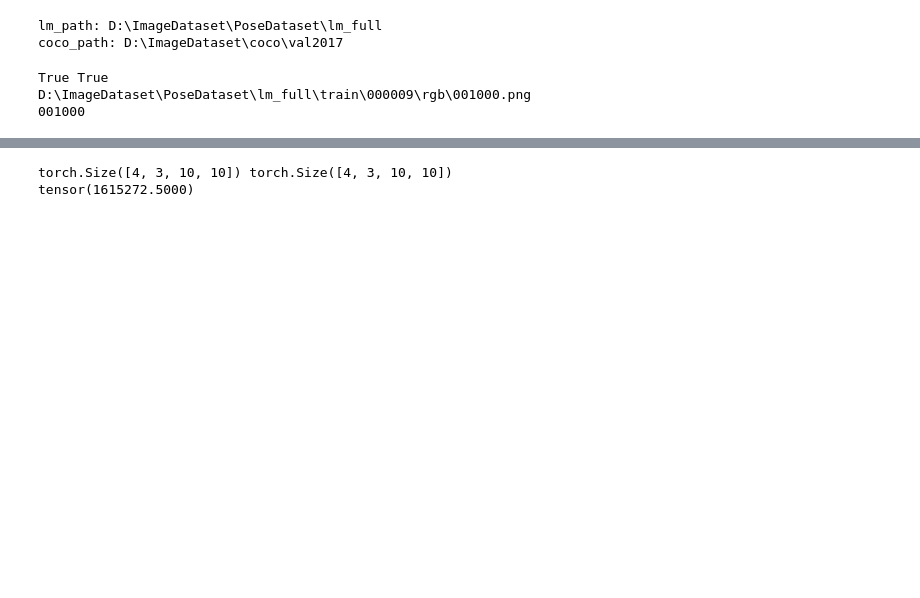
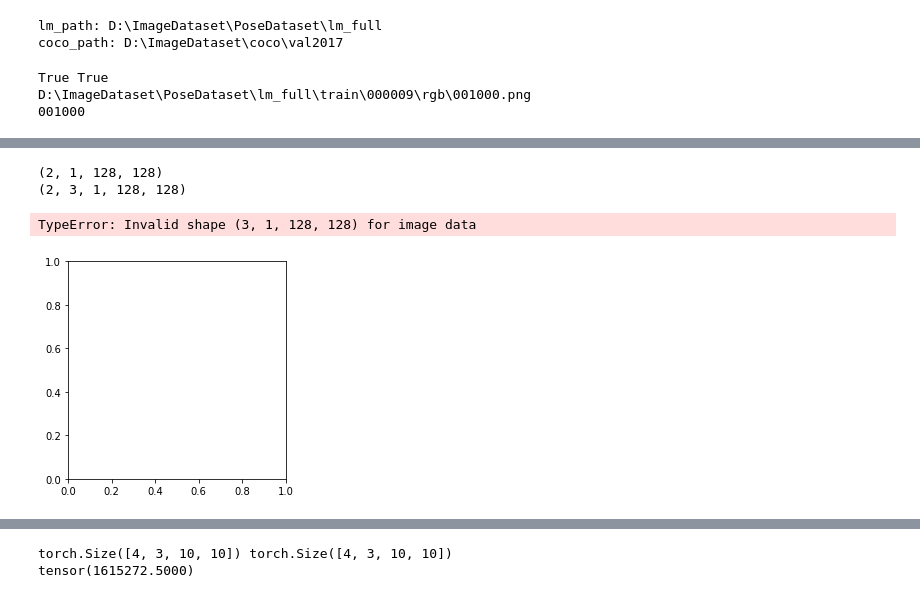
Before and after one commit to peytonhong/CVAE_Pose, a Jupyter notebook: augmentation_test.ipynb, the cells around one changed output, grey strips where cells are left out. Saved outputs shown, nothing was run; the diff lists cells and outputs as text; code cells hidden in the pictures; blank space fills up the shorter version.

```diff
--- a/augmentation_test.ipynb
+++ b/augmentation_test.ipynb
@@ -99,3 +99,15 @@ pose: float32
+# %%
+a = np.stack((mask_cropped,)*2, axis=0)
+a = a.reshape(-1, 1, 128, 128)
+print(a.shape)
+a_stack = np.stack((a,)*3, axis=1)
+print(a_stack.shape)
+plt.imshow(a_stack[1])
+# %% [output]
+(2, 1, 128, 128)
+(2, 3, 1, 128, 128)
+TypeError: Invalid shape (3, 1, 128, 128) for image data
+[figure, added]
 # %%
 start_time = time.time()
 idx = np.random.choice(np.arange(len(lm_dataset_test)))
```
Also changed, not shown: parts of 6 cells of this notebook, 3 other files.
